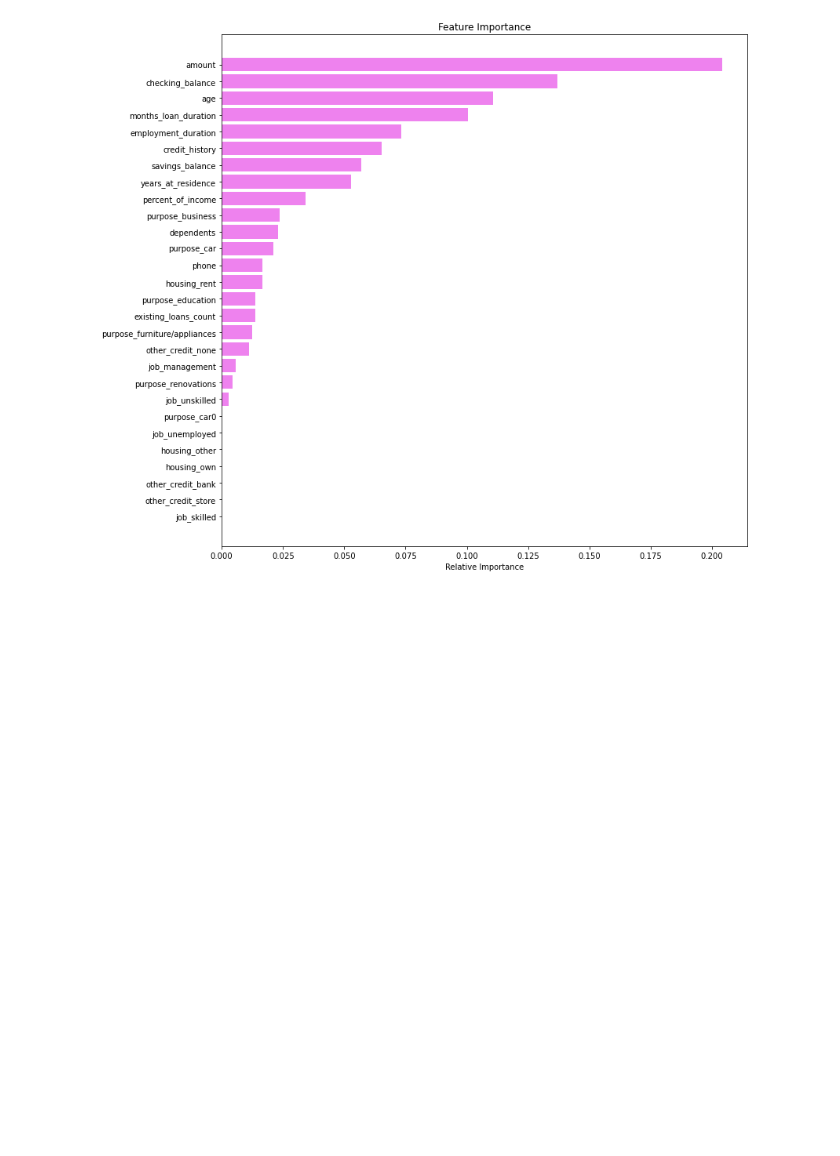
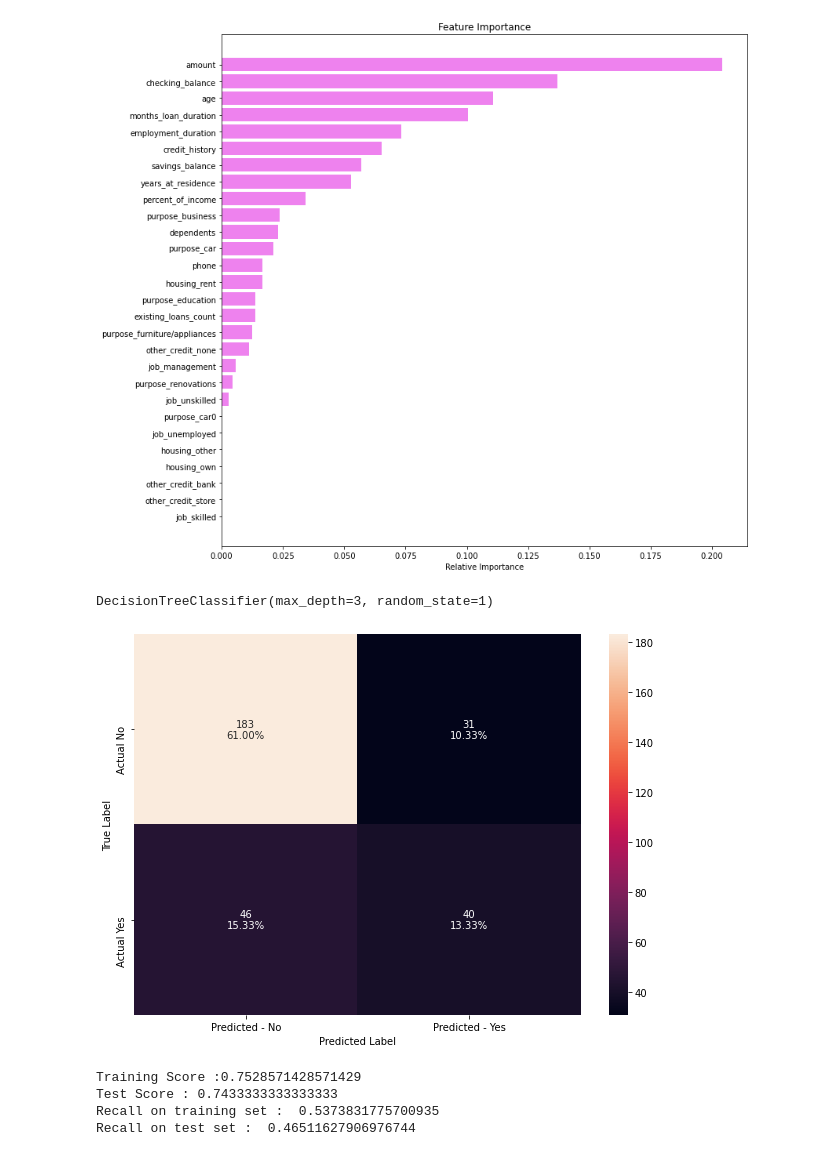
Before and after one commit to lavmot-ms/PG-AIML, a Jupyter notebook: prework/Decision Trees.ipynb, the cells around one changed output. Drawn from its saved outputs; the diff is of its cells as text; code cells hidden in the pictures; blank space fills up the shorter version.

```diff
--- a/prework/Decision Trees.ipynb
+++ b/prework/Decision Trees.ipynb
@@ -275,3 +284,22 @@ plt.show()
 # %%
 # Pre-Pruning
 # Prevent the tree from branching on more than two layers
+
+dTree1 = DecisionTreeClassifier(criterion='gini', max_depth=3, random_state=1)
+dTree1.fit(x_train, y_train)
+# %% [output]
+DecisionTreeClassifier(max_depth=3, random_state=1)
+# %%
+# Display Confusion Matrix of with with depth 3 restricted
+DisplayConfusionMatrix(dTree1, y_test)
+# %% [output]
+[figure, added]
+# %%
+print(f"Training Score :{dTree1.score(x_train, y_train)}")
+print(f"Test Score : {dTree1.score(x_test, y_test)}")
+DisplayRecallScore(dTree1)
+# %% [output]
+Training Score :0.7528571428571429
+Test Score : 0.7433333333333333
+Recall on training set :  0.5373831775700935
+Recall on test set :  0.46511627906976744
```
Also changed, not shown: parts of 6 cells of this notebook, 1 other file.
